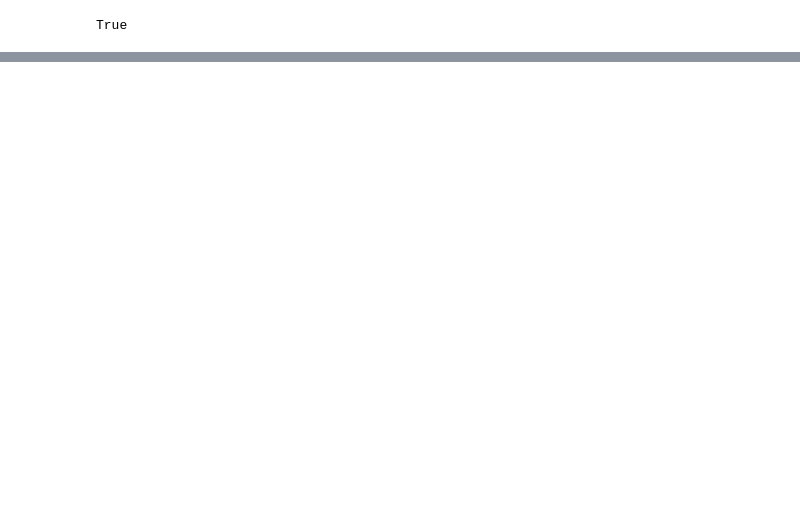
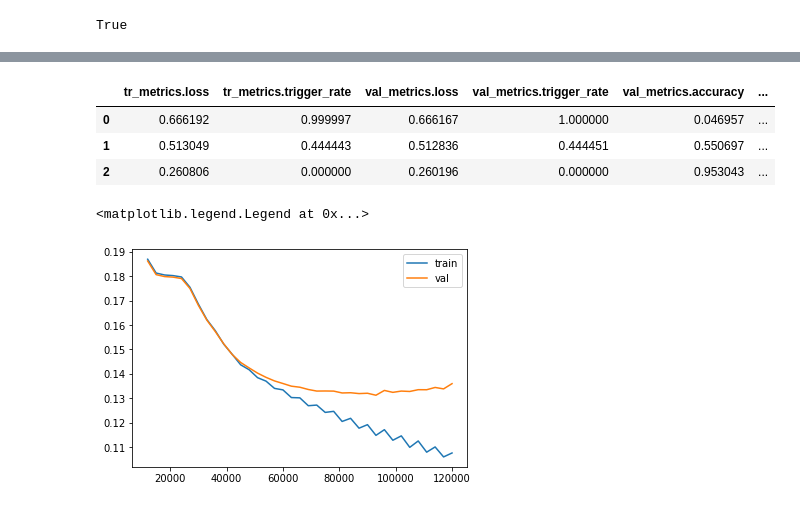
Before and after one commit to jsong336/emotion-bert, a Jupyter notebook: notebooks/main_bert_gru.ipynb, the cells around one changed output, grey strips where cells are left out. Cells and saved outputs as stored; diff of their text form; code cells hidden in the pictures; blank space fills up the shorter version.

```diff
--- a/notebooks/main_bert_gru.ipynb
+++ b/notebooks/main_bert_gru.ipynb
@@ -284,3 +312,29 @@ df
+# %%
+from sklearn.metrics import roc_curve
+import matplotlib.pyplot as plt
+
+df = get_attrs_from_checkpoints_meta(args.output_dir, args.model_name, [
+    'tr_metrics.loss',
+    'tr_metrics.trigger_rate',
+    'val_metrics.loss',
+    'val_metrics.trigger_rate',
+    'val_metrics.accuracy',
+    'val_metrics.macro_f1',
+    'val_metrics.micro_f1'
+])
+df.head(3)
+# %% [output]
+|  | tr_metrics.loss | tr_metrics.trigger_rate | val_metrics.loss | val_metrics.trigger_rate | val_metrics.accuracy | ... |
+| 0 | 0.666192 | 0.999997 | 0.666167 | 1.000000 | 0.046957 | ... |
+| 1 | 0.513049 | 0.444443 | 0.512836 | 0.444451 | 0.550697 | ... |
+| 2 | 0.260806 | 0.000000 | 0.260196 | 0.000000 | 0.953043 | ... |
+# %%
+plt.plot(df['checkpoint_id'][3:], df['tr_metrics.loss'][3:], label='train')
+plt.plot(df['checkpoint_id'][3:], df['val_metrics.loss'][3:], label='val')
+plt.legend()
+# %% [output]
+<matplotlib.legend.Legend at 0x...>
+[figure, added]
 # %%
 proba = predict_proba(
     model,
```
Also changed, not shown: parts of 15 cells of this notebook, 9 other files.
